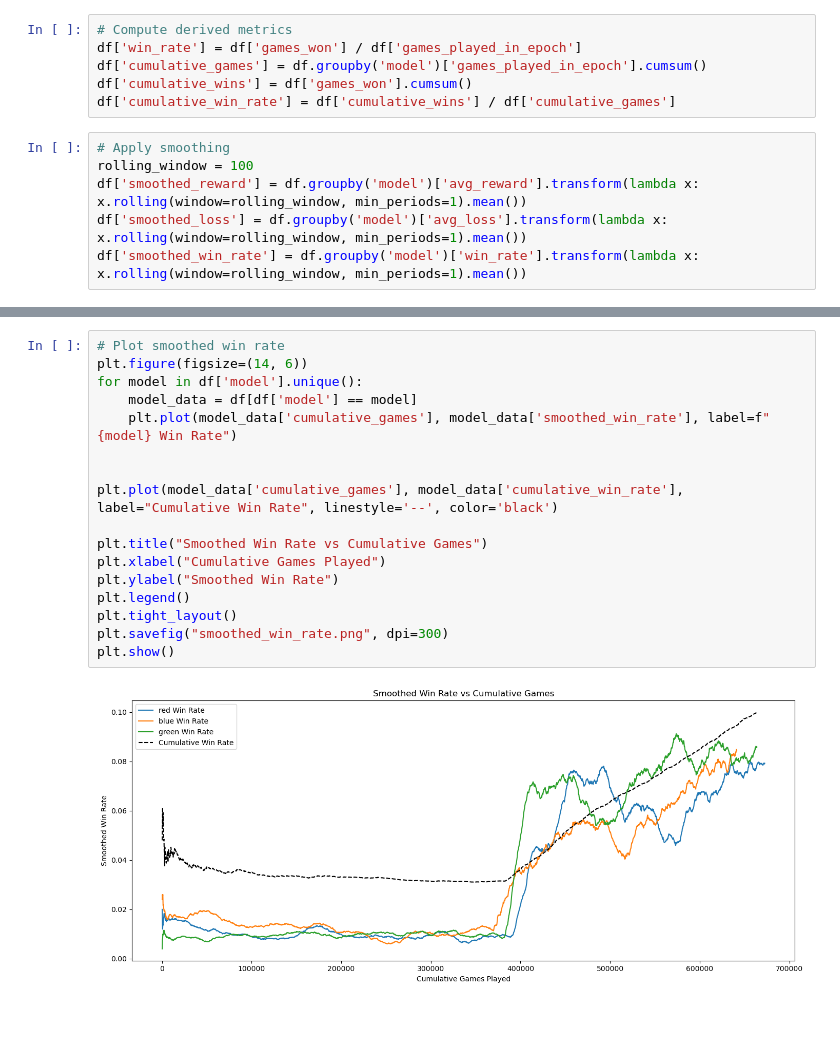
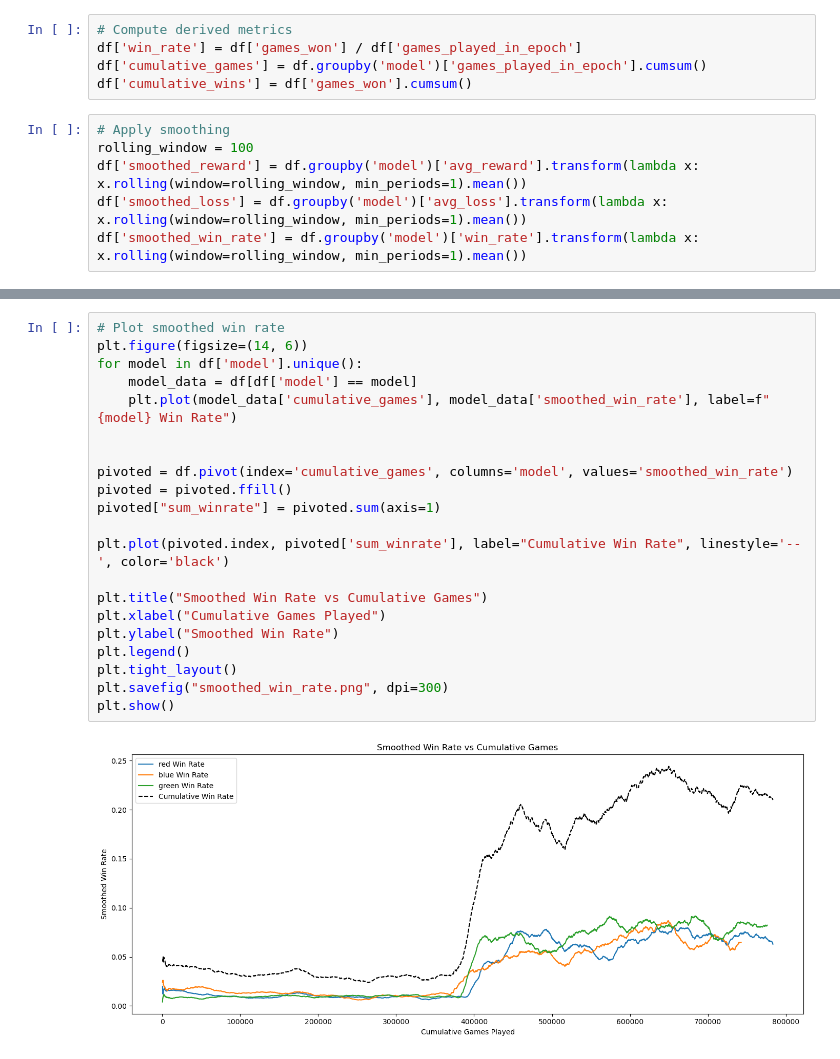
Before and after one commit to Saremist/fheroes2battleAI, a Jupyter notebook: analyze_training_log.ipynb, the cells around one changed output, grey strips where cells are left out. Saved outputs shown, nothing was run; the diff lists cells and outputs as text; blank space fills up the shorter version.

```diff
--- a/analyze_training_log.ipynb
+++ b/analyze_training_log.ipynb
@@ -45,7 +45,6 @@ df = pd.DataFrame(records)
 df['win_rate'] = df['games_won'] / df['games_played_in_epoch']
 df['cumulative_games'] = df.groupby('model')['games_played_in_epoch'].cumsum()
 df['cumulative_wins'] = df['games_won'].cumsum()
-df['cumulative_win_rate'] = df['cumulative_wins'] / df['cumulative_games']
 # %%
 # Apply smoothing
 rolling_window = 100
@@ -85,22 +84,26 @@ plt.show()
 # %%
 # Plot smoothed win rate
 plt.figure(figsize=(14, 6))
 for model in df['model'].unique():
     model_data = df[df['model'] == model]
     plt.plot(model_data['cumulative_games'], model_data['smoothed_win_rate'], label=f"{model} Win Rate")
 
 
-plt.plot(model_data['cumulative_games'], model_data['cumulative_win_rate'], label="Cumulative Win Rate", linestyle='--', color='black')
+pivoted = df.pivot(index='cumulative_games', columns='model', values='smoothed_win_rate')
+pivoted = pivoted.ffill()
+pivoted["sum_winrate"] = pivoted.sum(axis=1)
+
+plt.plot(pivoted.index, pivoted['sum_winrate'], label="Cumulative Win Rate", linestyle='--', color='black')
 
 plt.title("Smoothed Win Rate vs Cumulative Games")
 plt.xlabel("Cumulative Games Played")
 plt.ylabel("Smoothed Win Rate")
 plt.legend()
 plt.tight_layout()
 plt.savefig("smoothed_win_rate.png", dpi=300)
 plt.show()
 # %% [output]
-[figure, old version]
+[figure, new version]
 # %%
 # Summary table per model
 summary = df.groupby('model').agg({
```
Also changed, not shown: parts of 3 cells of this notebook.
